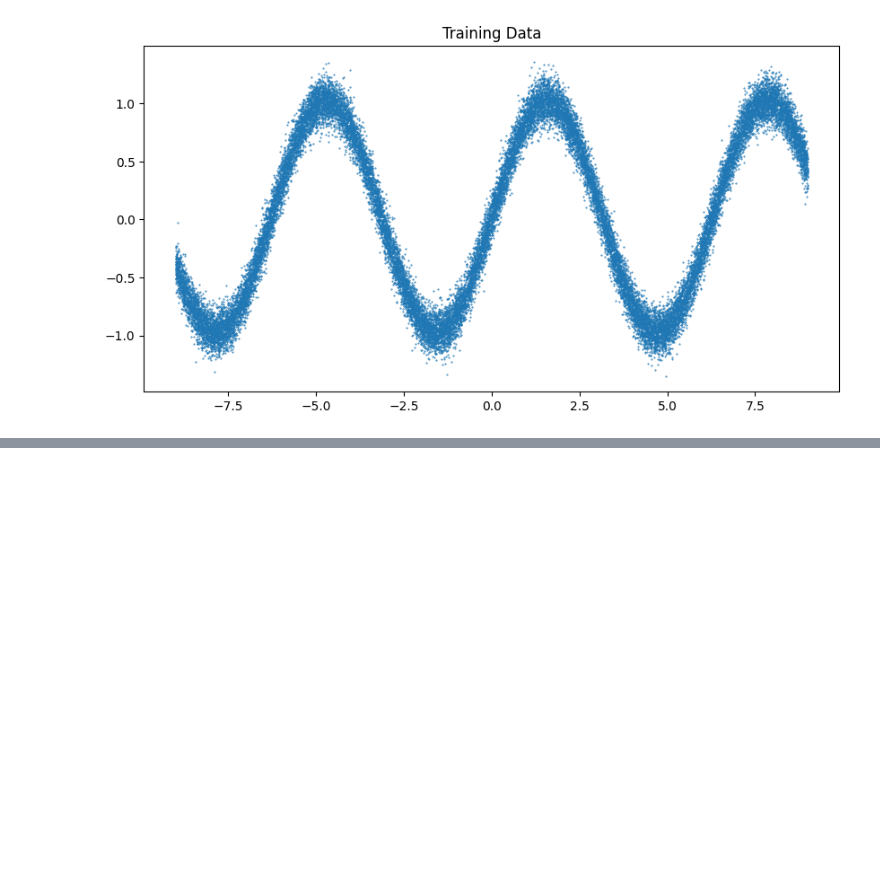
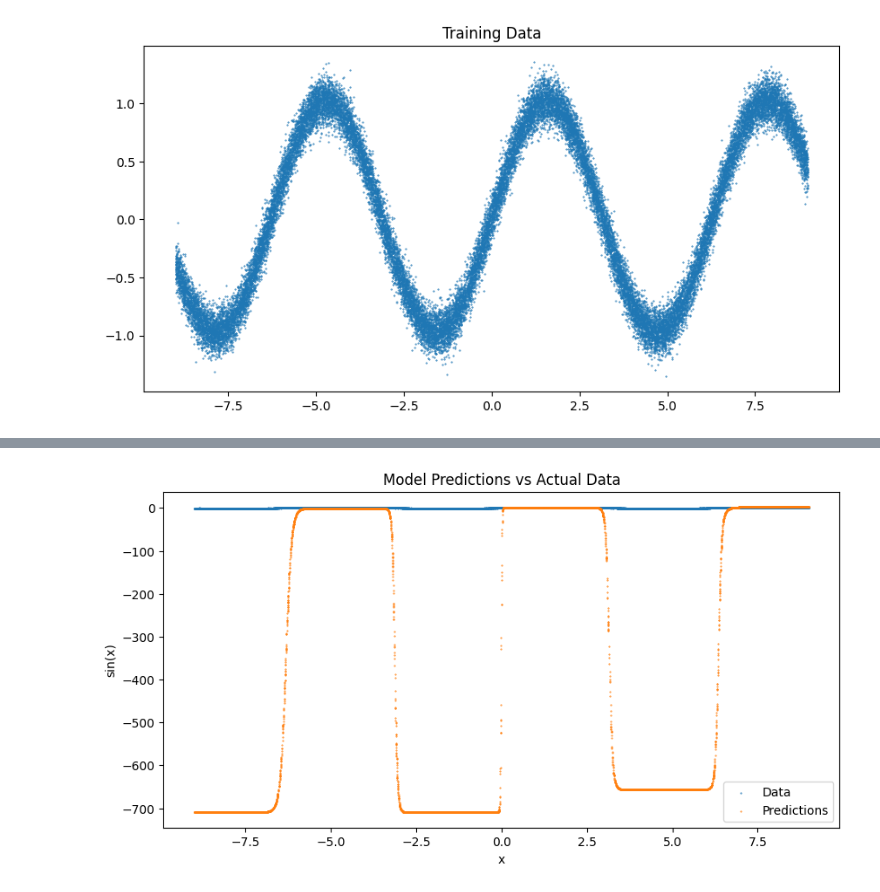
Before and after one commit to striversahil/DS_Practice, a Jupyter notebook: Deep_learning/pytorch/03_multilayerperceptron.ipynb, the cells around one changed output, grey strips where cells are left out. Cells and saved outputs as stored; diff of their text form; code cells hidden in the pictures; blank space fills up the shorter version.

```diff
--- a/Deep_learning/pytorch/03_multilayerperceptron.ipynb
+++ b/Deep_learning/pytorch/03_multilayerperceptron.ipynb
@@ -99,0 +113,20 @@ plt.show()
+# %%
+test_output = []
+with torch.no_grad():
+    for x , y in test_loader:
+        output = model(x)
+        test_output.append(output.detach().numpy())
+
+
+test_output = np.concatenate(test_output, axis=0)  # Flatten to shape (n_x_test, 1)
+# %%
+fig = plt.figure(figsize=(10,5))
+plt.scatter(test_dataset.x_data , test_dataset.y_data  , s=0.2 , label="Data")
+plt.scatter(test_dataset.x_data , test_output , s=0.2 , label="Predictions")
+plt.title("Model Predictions vs Actual Data")
+plt.xlabel("x")
+plt.ylabel("sin(x)")
+plt.legend()
+plt.show()
+# %% [output]
+[figure, added]
```
Also changed, not shown: parts of 2 cells of this notebook.
